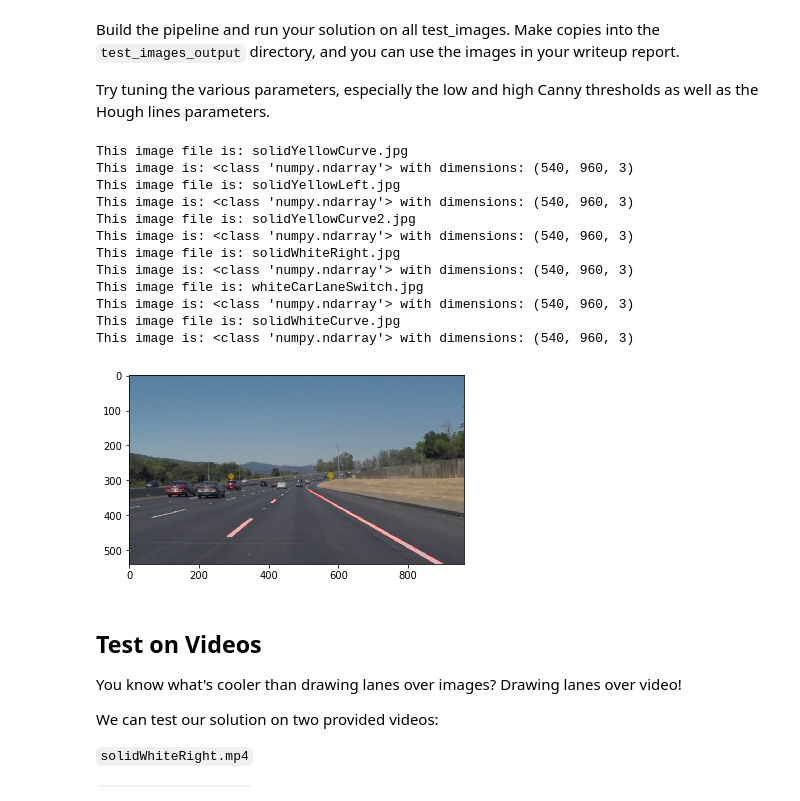
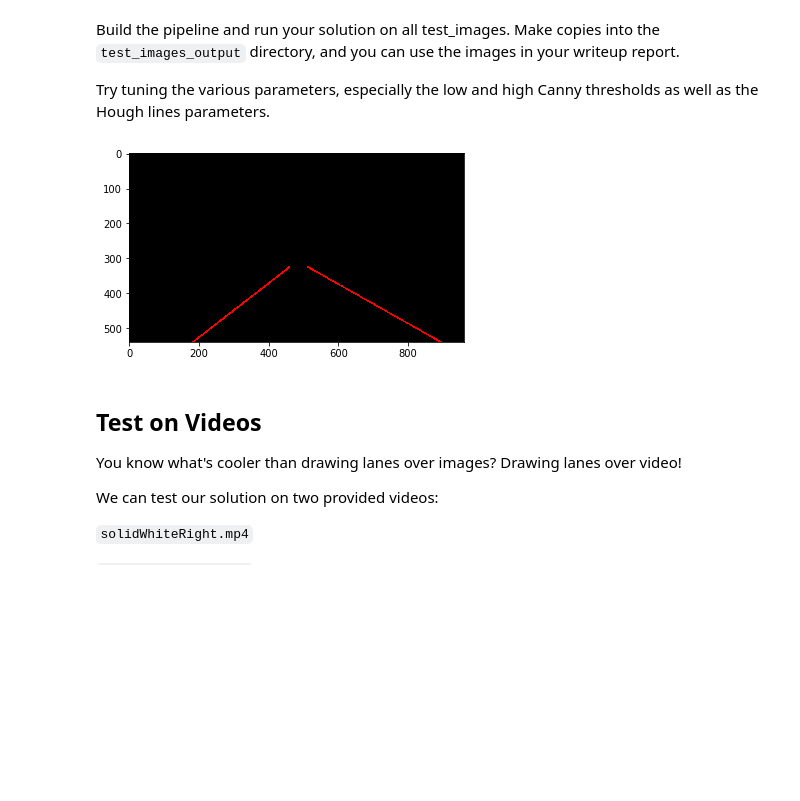
Before and after one commit to monkshao/CarND-LaneLines-P1, a Jupyter notebook: P1.ipynb, the cells around one changed output. Drawn from its saved outputs; the diff is of its cells as text; code cells hidden in the pictures; blank space fills up the shorter version.

```diff
--- a/P1.ipynb
+++ b/P1.ipynb
@@ -397,57 +261,45 @@ Try tuning the various parameters, especially the low and high Canny thresholds
 # %%
 # TODO: Build your pipeline that will draw lane lines on the test_images
 # then save them to the test_images_output directory.
 import os
 files = os.listdir("test_images/")
 
 for file in files:
     image = mpimg.imread('test_images/' + file)
 #     print('This image file is:', file)
 #     print('This image is:', type(image), 'with dimensions:', image.shape)
     plt.imshow(image)
     gray = grayscale(image)
     ## 1. Smoothing the image, use Gaussian blurring
     gaussian_gray = gaussian_blur(gray, 3)
-#     plt.imshow(gaussian_gray, cmap='gray')
-#     result = gaussian_gray
-#     cv2.imwrite('test_images_output/gray_gaussian_blur_' + file, result)
+    plt.imshow(gaussian_gray, cmap='gray')
+    result = gaussian_gray
+    cv2.imwrite('test_images_output/gray_gaussian_blur_' + file, result)
     ## 2. apply canny tranform, get an image with “thin edges”.
     edges = canny(gaussian_gray, 50, 130)
-#     result = edges
-#     plt.imshow(edges, cmap='gray')
-#     cv2.imwrite('test_images_output/edges_' + file, result)
+    result = edges
+    plt.imshow(edges, cmap='gray')
+    cv2.imwrite('test_images_output/edges_' + file, result)
     ## 3. filter region by polygon
     imshape = image.shape
     ### create array of vertices, a numpy array of integer points
     vertices = np.array([[(.51*imshape[1], imshape[0]*.57), (.49*imshape[1], imshape[0]*.57), (.05*imshape[1], imshape[0]), (.95*imshape[1], imshape[0])]], dtype=np.int32)
     targetArea = region_of_interest(edges, vertices)
-#     result = targetArea
-#     plt.imshow(targetArea, cmap='gray')
-#     cv2.imwrite('test_images_output/target_area_' + file, result)
+    result = targetArea
+    plt.imshow(targetArea, cmap='gray')
+    cv2.imwrite('test_images_output/target_area_' + file, result)
     ## 4. hough transform, draw lines
     lines = hough_lines(targetArea, 1, np.pi/180, 40, 5, 3)
     converted_lines = cv2.cvtColor(lines, cv2.COLOR_BGR2RGB)
-#     plt.imshow(lines, cmap='gray')
-#     cv2.imwrite('test_images_output/hough_lines_' + file, converted_lines)
+    plt.imshow(lines, cmap='gray')
+    cv2.imwrite('test_images_output/hough_lines_' + file, converted_lines)
     ## 5. weighted
     weighted = weighted_img(lines, image)
     converted_weighted = cv2.cvtColor(weighted, cv2.COLOR_BGR2RGB)
 #     plt.imshow(weighted)
     cv2.imwrite('test_images_output/final_weighted_' + file, converted_weighted)
 # %% [output]
-This image file is: solidYellowCurve.jpg
-This image is: <class 'numpy.ndarray'> with dimensions: (540, 960, 3)
-This image file is: solidYellowLeft.jpg
-This image is: <class 'numpy.ndarray'> with dimensions: (540, 960, 3)
-This image file is: solidYellowCurve2.jpg
-This image is: <class 'numpy.ndarray'> with dimensions: (540, 960, 3)
-This image file is: solidWhiteRight.jpg
-This image is: <class 'numpy.ndarray'> with dimensions: (540, 960, 3)
-This image file is: whiteCarLaneSwitch.jpg
-This image is: <class 'numpy.ndarray'> with dimensions: (540, 960, 3)
-This image file is: solidWhiteCurve.jpg
-This image is: <class 'numpy.ndarray'> with dimensions: (540, 960, 3)
-[figure, old version]
+[figure, new version]
 # %% [markdown]
 ## Test on Videos
 
```
Also changed, not shown: parts of 2 cells of this notebook, 12 other files.
